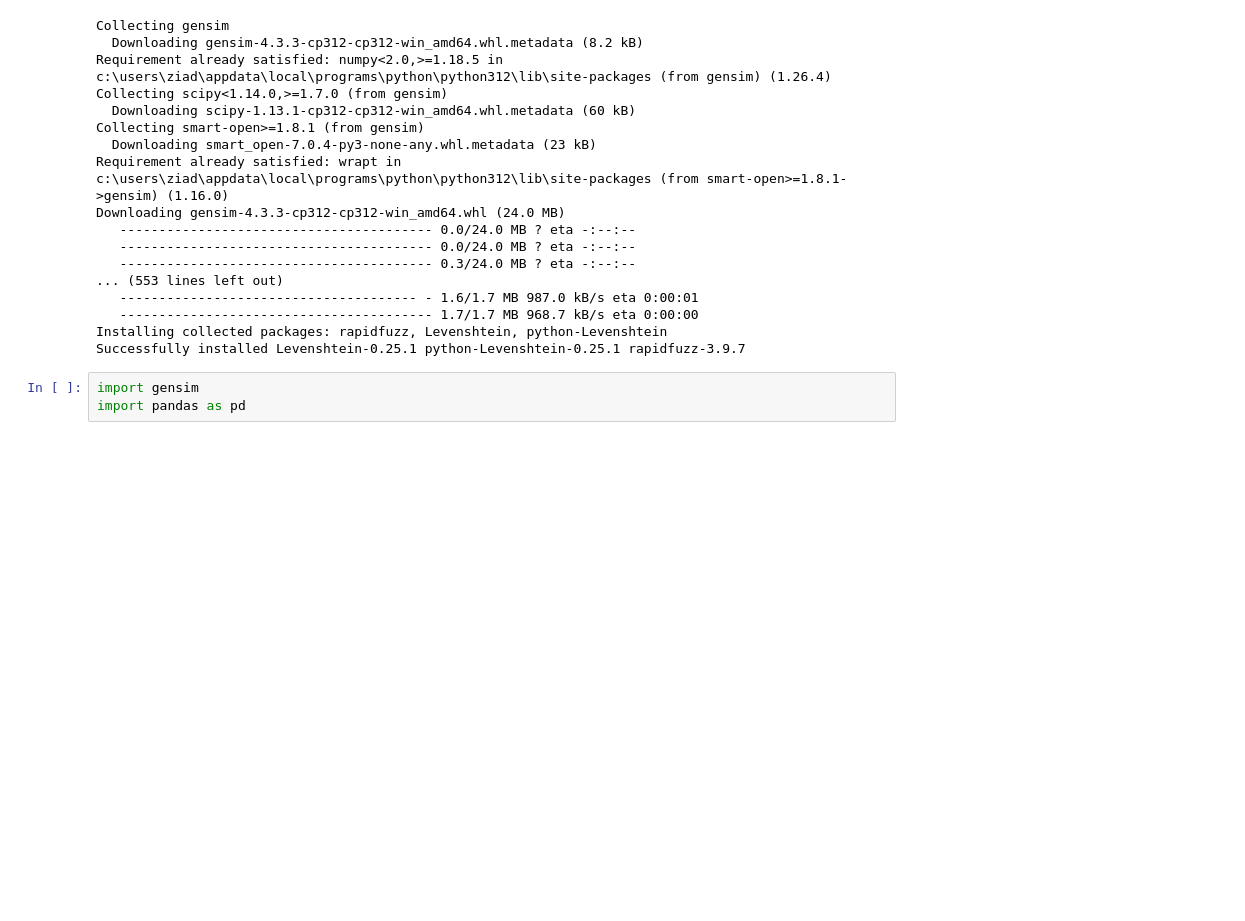
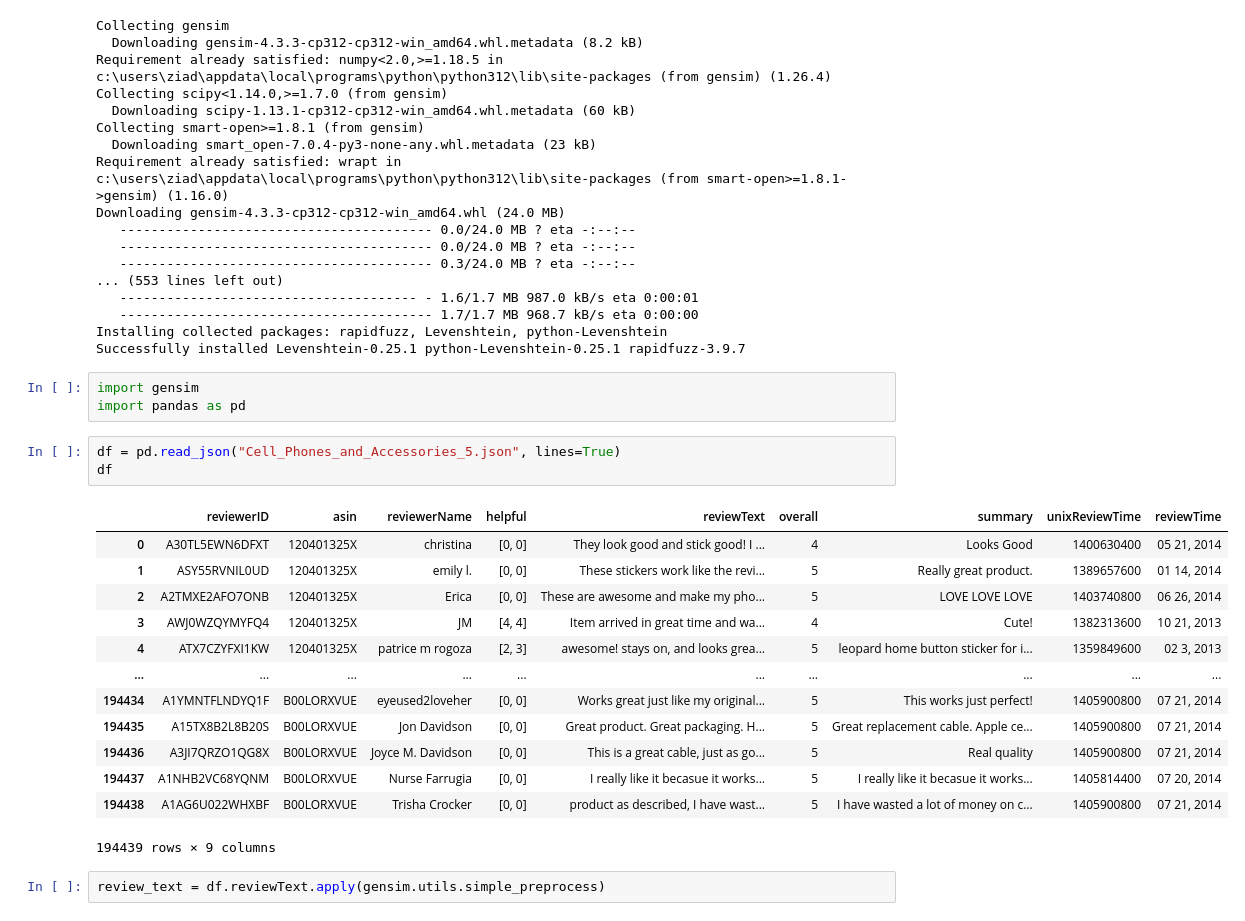
Before and after one commit to zyx721/new-repo, a Jupyter notebook: Deep_learning/23_Word2Vec/Untitled.ipynb, the cells around one changed output. Drawn from its saved outputs; the diff is of its cells as text; blank space fills up the shorter version.

```diff
--- a/Deep_learning/23_Word2Vec/Untitled.ipynb
+++ b/Deep_learning/23_Word2Vec/Untitled.ipynb
@@ -22,3 +22,22 @@ Successfully installed Levenshtein-0.25.1 python-Levenshtein-0.25.1 rapidfuzz-3.
 # %%
 import gensim
 import pandas as pd
+# %%
+df = pd.read_json("Cell_Phones_and_Accessories_5.json", lines=True)
+df
+# %% [output]
+|  | reviewerID | asin | reviewerName | helpful | reviewText | overall | summary | unixReviewTime | reviewTime |
+| 0 | A30TL5EWN6DFXT | 120401325X | christina | [0, 0] | They look good and stick good! I ... | 4 | Looks Good | 1400630400 | 05 21, 2014 |
+| 1 | ASY55RVNIL0UD | 120401325X | emily l. | [0, 0] | These stickers work like the revi... | 5 | Really great product. | 1389657600 | 01 14, 2014 |
+| 2 | A2TMXE2AFO7ONB | 120401325X | Erica | [0, 0] | These are awesome and make my pho... | 5 | LOVE LOVE LOVE | 1403740800 | 06 26, 2014 |
+| 3 | AWJ0WZQYMYFQ4 | 120401325X | JM | [4, 4] | Item arrived in great time and wa... | 4 | Cute! | 1382313600 | 10 21, 2013 |
+| 4 | ATX7CZYFXI1KW | 120401325X | patrice m rogoza | [2, 3] | awesome! stays on, and looks grea... | 5 | leopard home button sticker for i... | 1359849600 | 02 3, 2013 |
+| ... | ... | ... | ... | ... | ... | ... | ... | ... | ... |
+| 194434 | A1YMNTFLNDYQ1F | B00LORXVUE | eyeused2loveher | [0, 0] | Works great just like my original... | 5 | This works just perfect! | 1405900800 | 07 21, 2014 |
+| 194435 | A15TX8B2L8B20S | B00LORXVUE | Jon Davidson | [0, 0] | Great product. Great packaging. H... | 5 | Great replacement cable. Apple ce... | 1405900800 | 07 21, 2014 |
+| 194436 | A3JI7QRZO1QG8X | B00LORXVUE | Joyce M. Davidson | [0, 0] | This is a great cable, just as go... | 5 | Real quality | 1405900800 | 07 21, 2014 |
+| 194437 | A1NHB2VC68YQNM | B00LORXVUE | Nurse Farrugia | [0, 0] | I really like it becasue it works... | 5 | I really like it becasue it works... | 1405814400 | 07 20, 2014 |
+| 194438 | A1AG6U022WHXBF | B00LORXVUE | Trisha Crocker | [0, 0] | product as described, I have wast... | 5 | I have wasted a lot of money on c... | 1405900800 | 07 21, 2014 |
+194439 rows × 9 columns
+# %%
+review_text = df.reviewText.apply(gensim.utils.simple_preprocess)
```
Also changed, not shown: parts of 11 cells of this notebook, 1 other file.
